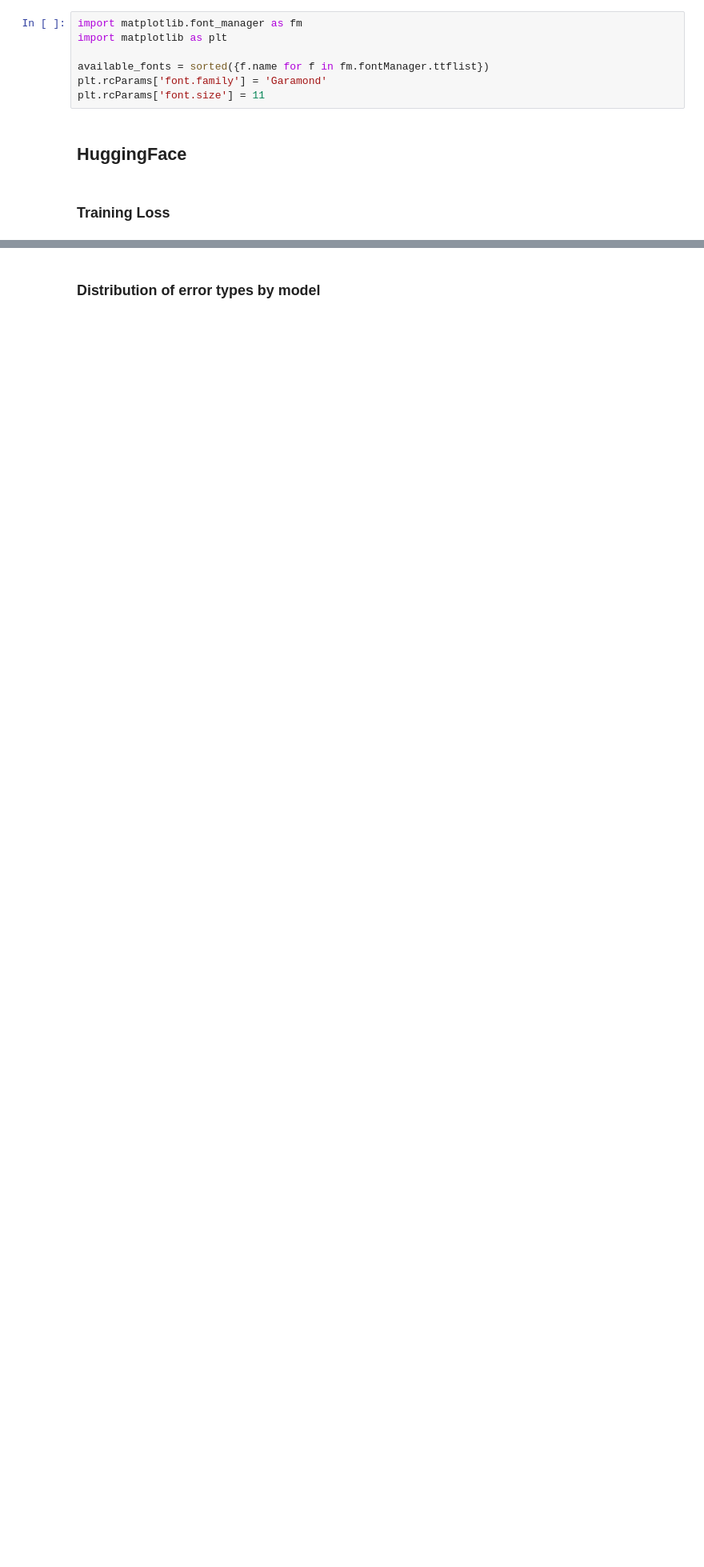
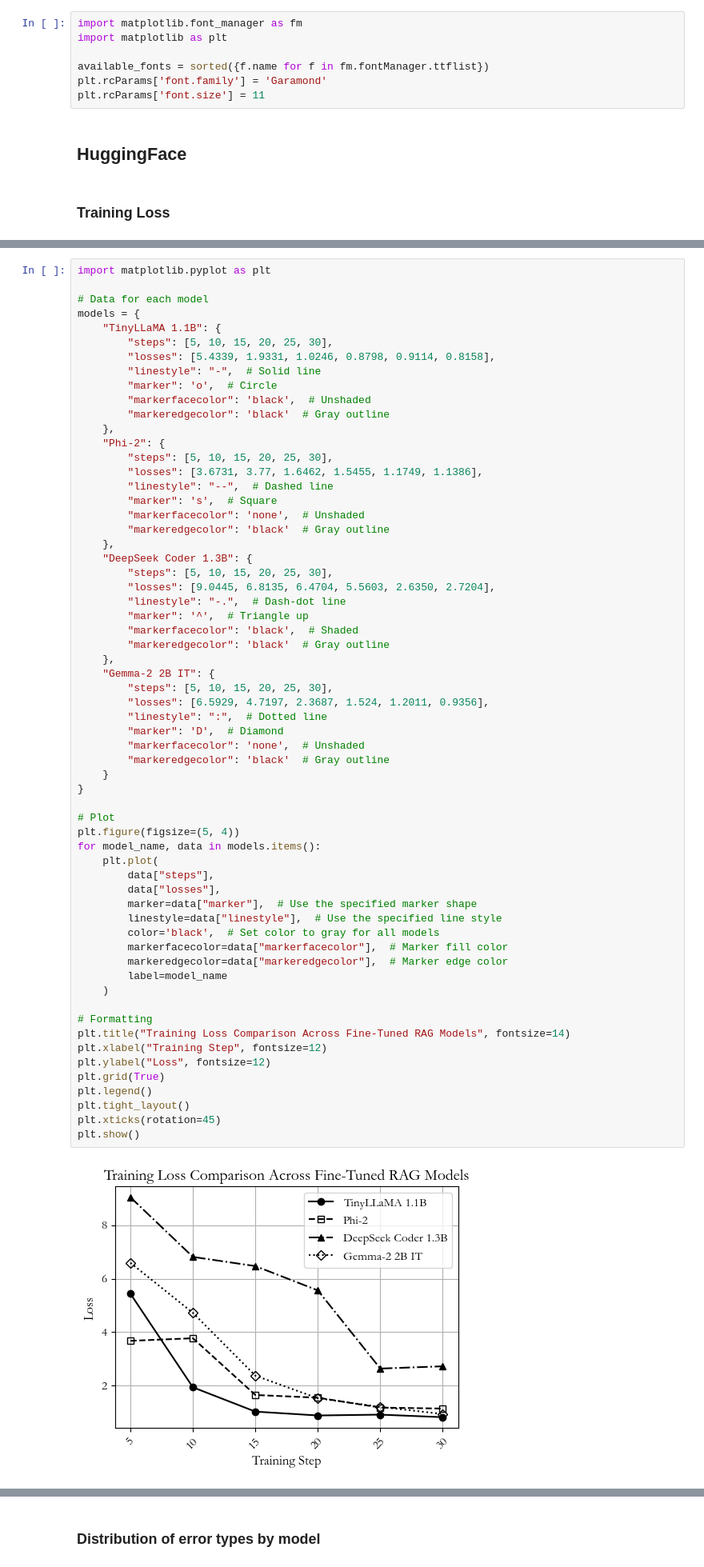
Before and after one commit to aisha1021/llms-financebench, a Jupyter notebook: llms_hf_models_figures.ipynb, the cells around one changed output, grey strips where cells are left out. Shown at 80% size. Saved outputs shown, nothing was run; the diff lists cells and outputs as text; blank space fills up the shorter version.

```diff
--- a/llms_hf_models_figures.ipynb
+++ b/llms_hf_models_figures.ipynb
@@ -114,6 +114,70 @@ plt.xticks(rotation=45)
 plt.show()
 # %% [output]
 [figure]
+# %%
+import matplotlib.pyplot as plt
+
+# Data for each model
+models = {
+    "TinyLLaMA 1.1B": {
+        "steps": [5, 10, 15, 20, 25, 30],
+        "losses": [5.4339, 1.9331, 1.0246, 0.8798, 0.9114, 0.8158],
+        "linestyle": "-",  # Solid line
+        "marker": 'o',  # Circle
+        "markerfacecolor": 'black',  # Unshaded
+        "markeredgecolor": 'black'  # Gray outline
+    },
+    "Phi-2": {
+        "steps": [5, 10, 15, 20, 25, 30],
+        "losses": [3.6731, 3.77, 1.6462, 1.5455, 1.1749, 1.1386],
+        "linestyle": "--",  # Dashed line
+        "marker": 's',  # Square
+        "markerfacecolor": 'none',  # Unshaded
+        "markeredgecolor": 'black'  # Gray outline
+    },
+    "DeepSeek Coder 1.3B": {
+        "steps": [5, 10, 15, 20, 25, 30],
+        "losses": [9.0445, 6.8135, 6.4704, 5.5603, 2.6350, 2.7204],
+        "linestyle": "-.",  # Dash-dot line
+        "marker": '^',  # Triangle up
+        "markerfacecolor": 'black',  # Shaded
+        "markeredgecolor": 'black'  # Gray outline
+    },
+    "Gemma-2 2B IT": {
+        "steps": [5, 10, 15, 20, 25, 30],
+        "losses": [6.5929, 4.7197, 2.3687, 1.524, 1.2011, 0.9356],
+        "linestyle": ":",  # Dotted line
+        "marker": 'D',  # Diamond
+        "markerfacecolor": 'none',  # Unshaded
+        "markeredgecolor": 'black'  # Gray outline
+    }
+}
+
+# Plot
+plt.figure(figsize=(5, 4))
+for model_name, data in models.items():
+    plt.plot(
+        data["steps"],
+        data["losses"],
+        marker=data["marker"],  # Use the specified marker shape
+        linestyle=data["linestyle"],  # Use the specified line style
+        color='black',  # Set color to gray for all models
+        markerfacecolor=data["markerfacecolor"],  # Marker fill color
+        markeredgecolor=data["markeredgecolor"],  # Marker edge color
+        label=model_name
+    )
+
+# Formatting
+plt.title("Training Loss Comparison Across Fine-Tuned RAG Models", fontsize=14)
+plt.xlabel("Training Step", fontsize=12)
+plt.ylabel("Loss", fontsize=12)
+plt.grid(True)
+plt.legend()
+plt.tight_layout()
+plt.xticks(rotation=45)
+plt.show()
+# %% [output]
+[figure, added]
 # %%
 # Training loss plot
 import matplotlib.pyplot as plt
```
Also changed, not shown: parts of 6 cells of this notebook.
